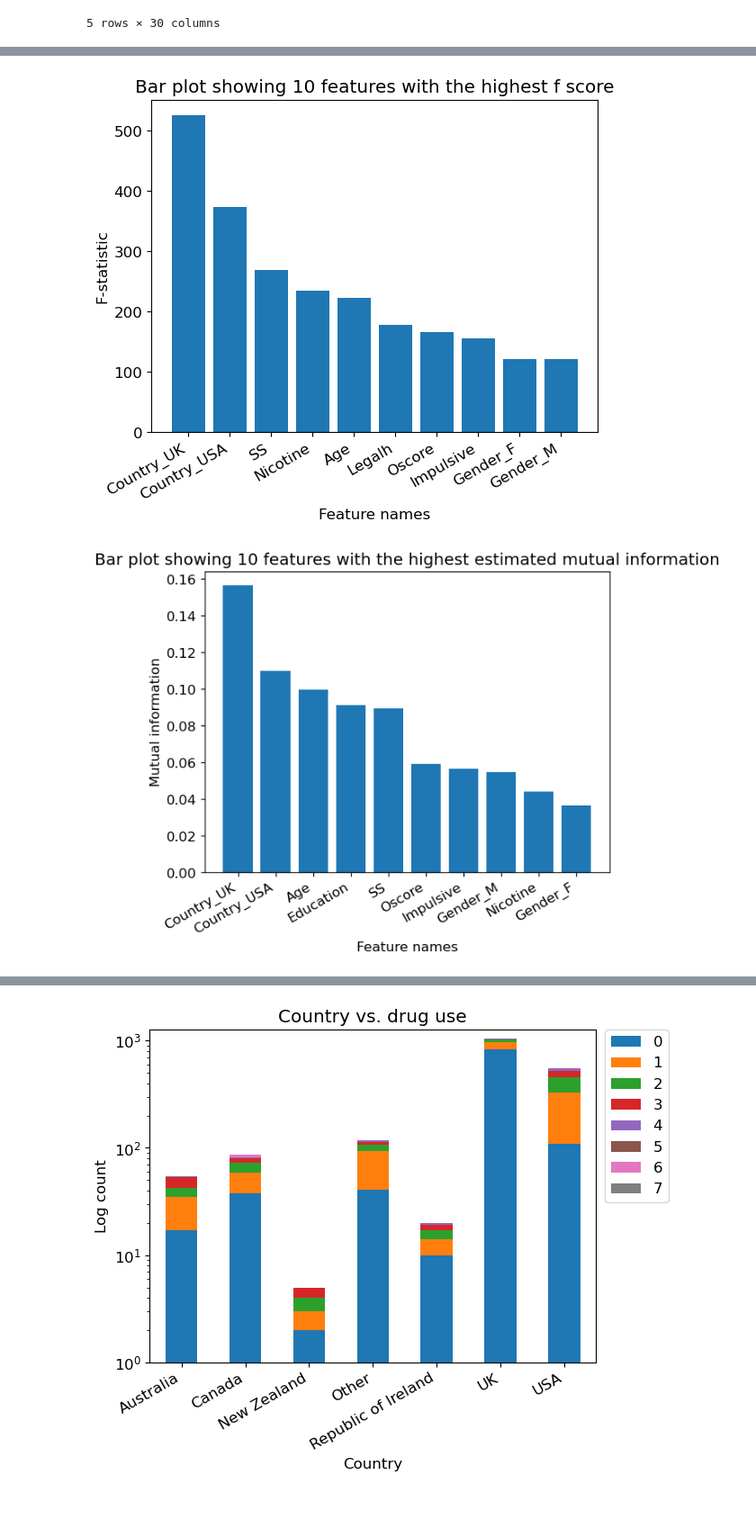
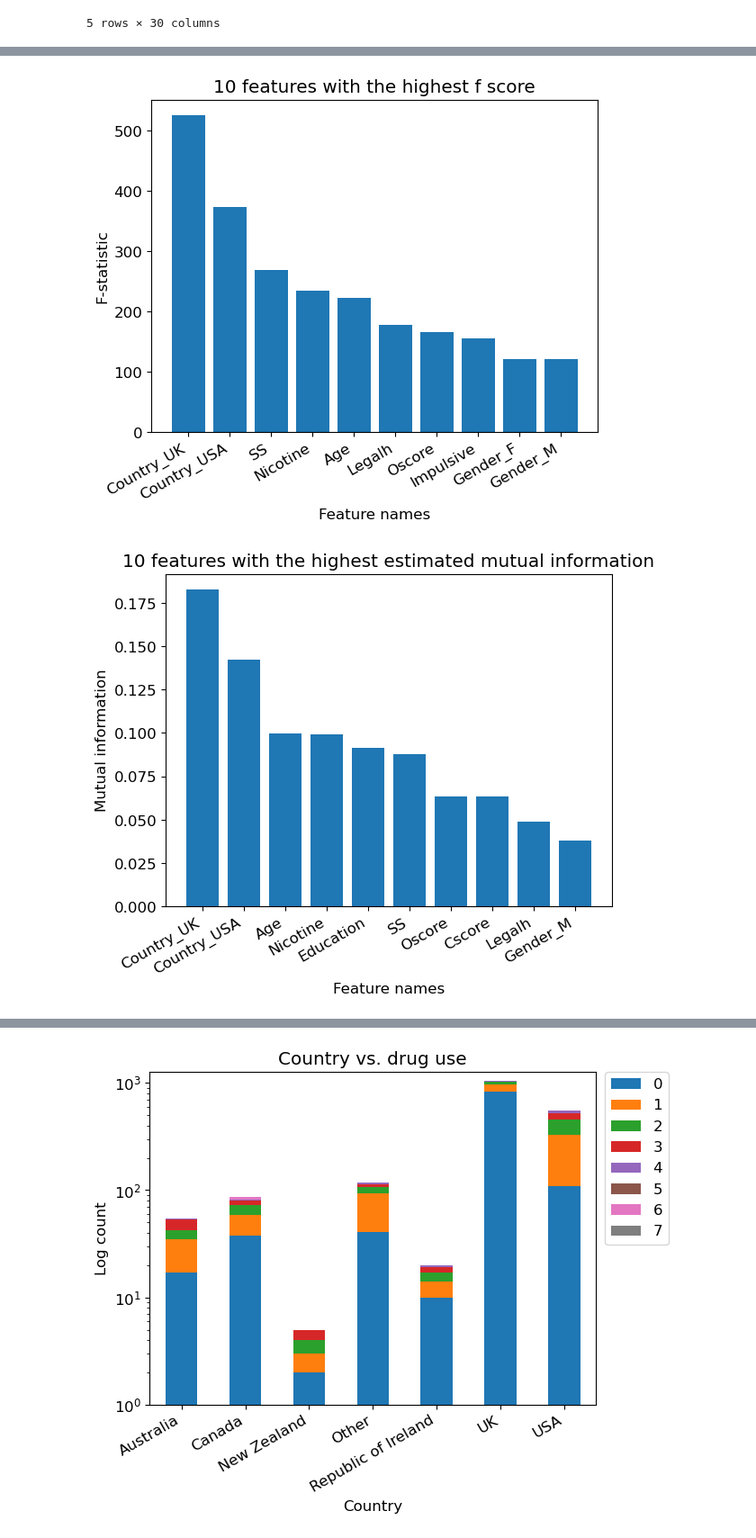
Before and after one commit to CynthiaCZ/DATA1030_project, a Jupyter notebook: src/EDA.ipynb, the cells around one changed output, grey strips where cells are left out. Shown at 90% size. Cells and saved outputs as stored; diff of their text form; code cells hidden in the pictures; blank space fills up the shorter version.

Commit message:
updated figures

```diff
--- a/src/EDA.ipynb
+++ b/src/EDA.ipynb
@@ -202,20 +202,20 @@ X_test = X_test.drop(categorical_ftrs, axis=1)
 X_test[ohe_ftrs] = ohe_test
 # %%
 # normalize numerical features
-# std_ftrs = ['Nscore', 'Escore', 'Oscore', 'AScore', 'Cscore', 'Impulsive', 'SS']
-# scaler = StandardScaler()
-# X_train_std = scaler.fit_transform(X_train[std_ftrs])
-# X_val_std = scaler.transform(X_val[std_ftrs])
-# X_test_std = scaler.transform(X_test[std_ftrs])
+std_ftrs = ['Nscore', 'Escore', 'Oscore', 'AScore', 'Cscore', 'Impulsive', 'SS']
+scaler = StandardScaler()
+X_train_std = scaler.fit_transform(X_train[std_ftrs])
+X_val_std = scaler.transform(X_val[std_ftrs])
+X_test_std = scaler.transform(X_test[std_ftrs])
 
-# X_train = X_train.drop(std_ftrs, axis=1)
-# X_train[std_ftrs] = X_train_std
+X_train = X_train.drop(std_ftrs, axis=1)
+X_train[std_ftrs] = X_train_std
 
-# X_val = X_val.drop(std_ftrs, axis=1)
-# X_val[std_ftrs] = X_val_std
+X_val = X_val.drop(std_ftrs, axis=1)
+X_val[std_ftrs] = X_val_std
 
-# X_test = X_test.drop(std_ftrs, axis=1)
-# X_test[std_ftrs] = X_test_std
+X_test = X_test.drop(std_ftrs, axis=1)
+X_test[std_ftrs] = X_test_std
 # %%
 # transformed features and target variables
 transformed_X = pd.concat([X_train, X_val, X_test])
@@ -246,28 +246,28 @@ ax.bar(c_names,top10_f)
 plt.xticks(rotation=30, ha='right')
 plt.xlabel('Feature names')
 plt.ylabel('F-statistic')
-plt.title('Bar plot showing 10 features with the highest f score')
+plt.title('10 features with the highest f score')
 plt.savefig('../figures/top10_f.png', bbox_inches = "tight")
 plt.show()
 # %% [output]
-[figure, old version]
+[figure, new version]
 # %%
 # non-linear correlation
 MI = mutual_info_regression(transformed_X,transformed_y, random_state=6)
 
 top10_MI_index = (np.argsort(MI)[-10:])[::-1]
 top10_MI = MI[top10_MI_index]
 c_names = transformed_X.columns[top10_MI_index]
 
 fig, ax = plt.subplots()
 ax.bar(c_names,top10_MI)
 
 plt.xticks(rotation=30, ha='right')
 plt.xlabel('Feature names')
 plt.ylabel('Mutual information')
-plt.title('Bar plot showing 10 features with the highest estimated mutual information')
+plt.title('10 features with the highest estimated mutual information')
 plt.savefig('../figures/top10_MI.png', bbox_inches = "tight")
 plt.show()
 # %% [output]
-[figure, old version]
+[figure, new version]
 # %%
```
Also changed, not shown: parts of 11 cells of this notebook, 12 other files.
